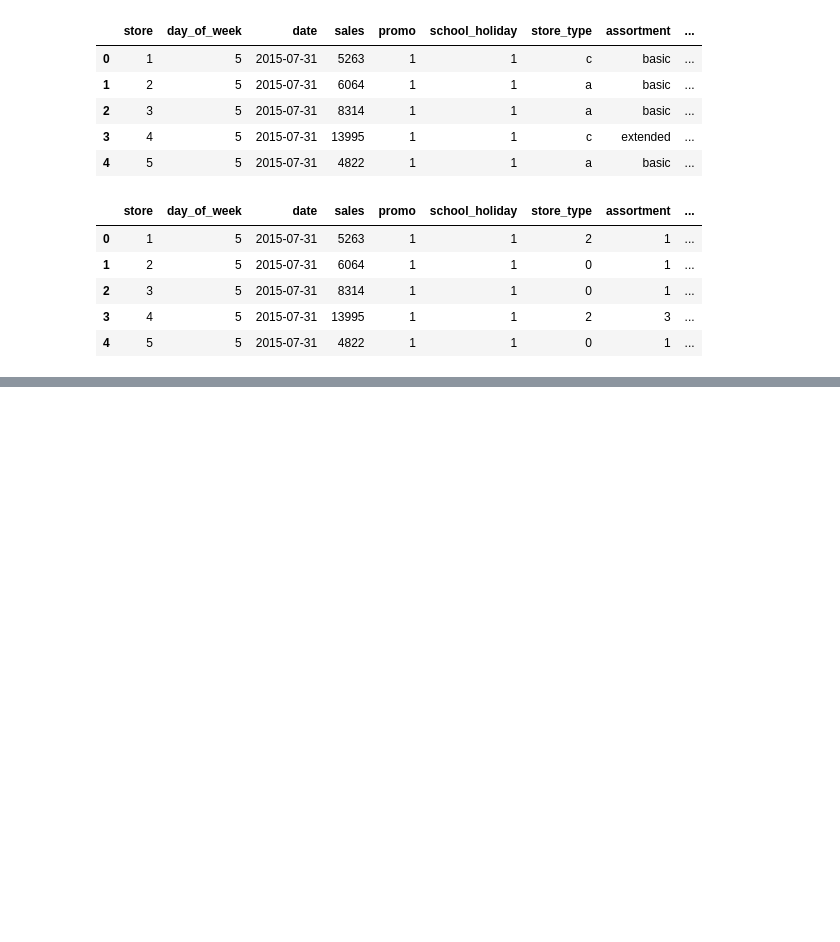
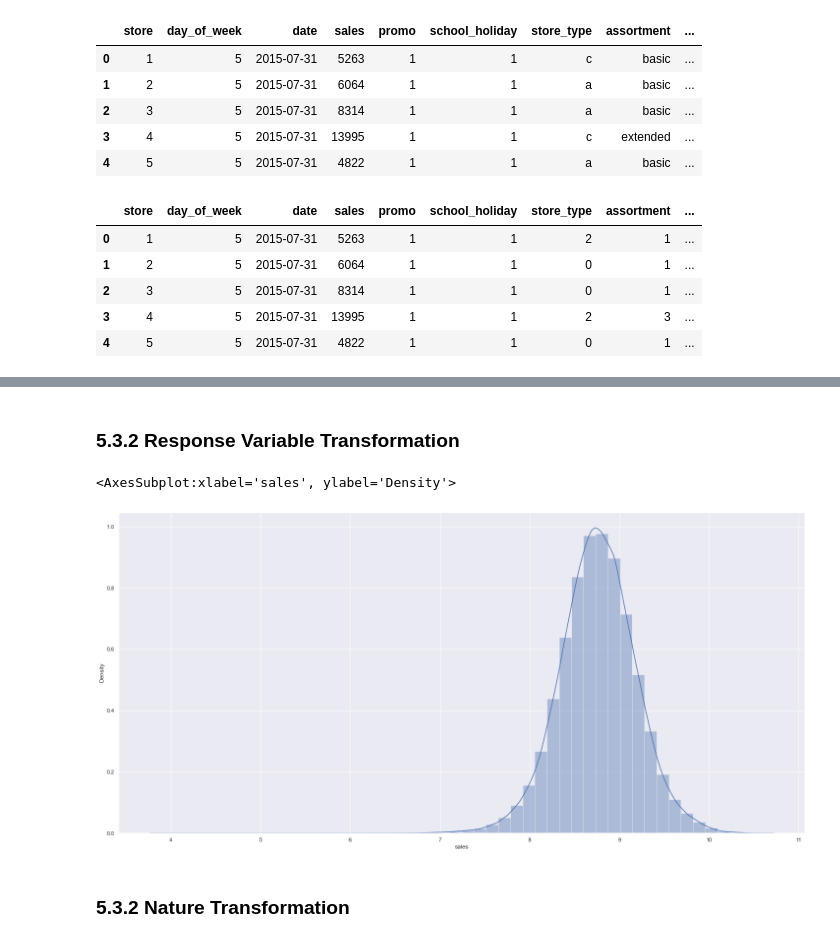
Before and after one commit to WillNery/ds_em_producao, a Jupyter notebook: ds_em_producao.ipynb, the cells around one changed output, grey strips where cells are left out. Drawn from its saved outputs; the diff is of its cells as text; code cells hidden in the pictures; blank space fills up the shorter version.

```diff
--- a/ds_em_producao.ipynb
+++ b/ds_em_producao.ipynb
@@ -1042,0 +1051,13 @@ df5.head()
+# %% [markdown]
+### 5.3.2 Response Variable Transformation
+# %%
+# sai de uma transformação parecida com uma poisson e vira uma normal
+# a ser aplicado na variável resposta
+df5['sales'] = np.log1p(df5['sales'])
+# %%
+sns.distplot(df5['sales'])
+# %% [output]
+<AxesSubplot:xlabel='sales', ylabel='Density'>
+[figure, added]
+# %% [markdown]
+### 5.3.2 Nature Transformation
```
Also changed, not shown: parts of 4 cells of this notebook.
